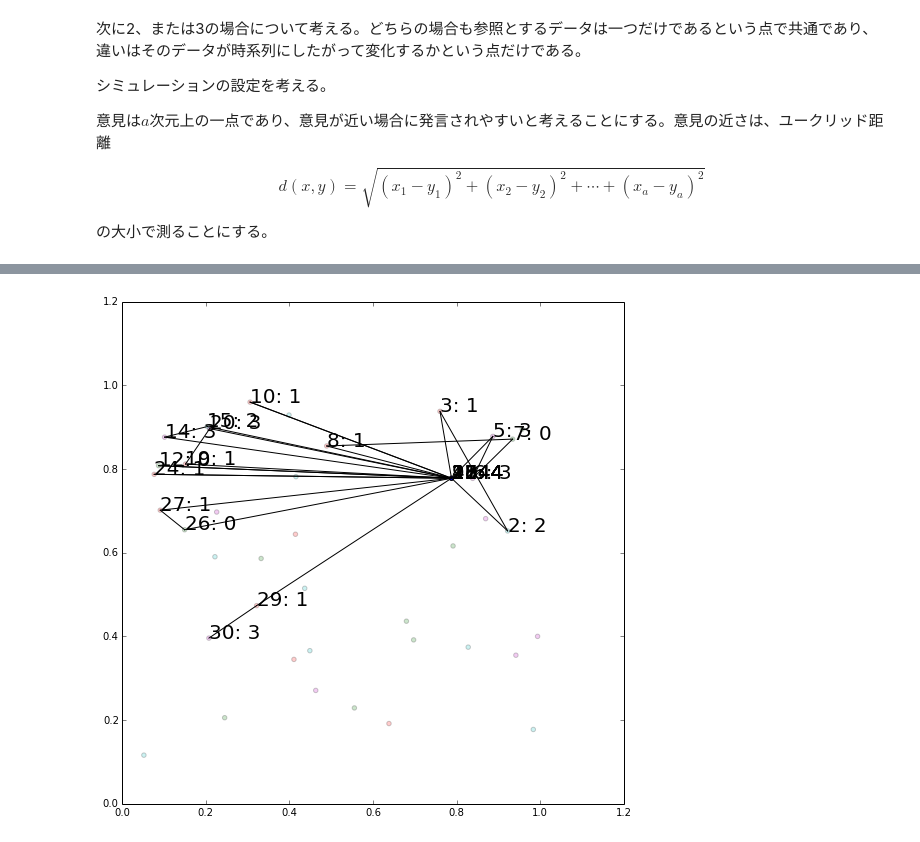
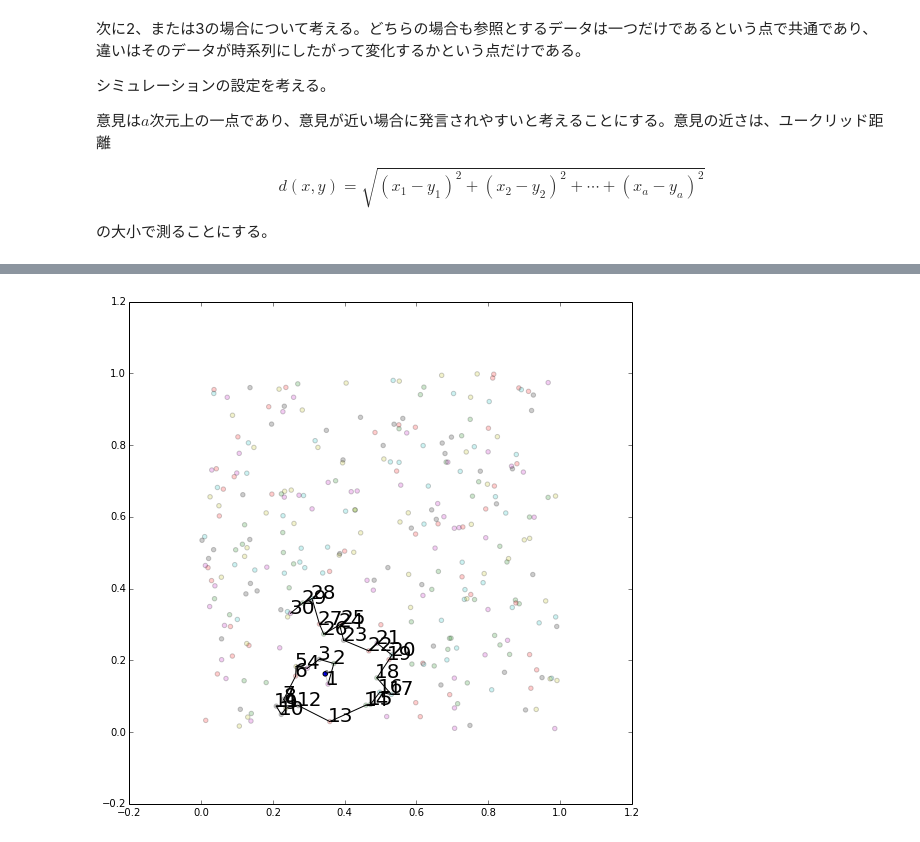
Before and after one commit to ssh0/sotsuron, a Jupyter notebook: simple3/simple3.ipynb, the cells around one changed output, grey strips where cells are left out. Saved outputs shown, nothing was run; the diff lists cells and outputs as text; code cells hidden in the pictures.

```diff
--- a/simple3/simple3.ipynb
+++ b/simple3/simple3.ipynb
@@ -186,7 +186,7 @@ class Meeting:
             self.s1 = [self.ax.scatter(self.subject[0], self.subject[1],
                                        c=next(self.ax._get_lines.color_cycle))]
             self.ax.text(
-                self.subject[0], self.subject[1], '0: %d' % self.N, fontsize=5)
+                self.subject[0], self.subject[1], '0', fontsize=5)
             for i, member in enumerate(self.members):
                 x = [vec[0] for vec in member.ideas]
                 y = [vec[1] for vec in member.ideas]
@@ -197,13 +197,16 @@ class Meeting:
 
     def callback(self):
         if self.draw:
+            if self.minutes[-1][1] == self.N or self.minutes[-2][1] == self.N:
+                alpha = 0.2
+            else:
+                alpha = 1.0
             ix = self.minutes[-2][0][0]
             iy = self.minutes[-2][0][1]
             jx = self.minutes[-1][0][0]
             jy = self.minutes[-1][0][1]
-            l1 = self.ax.plot([ix, jx], [iy, jy], color='black')
-            self.ax.text(jx, jy, '%d: %d' %
-                         (self.k, self.minutes[-1][1]), fontsize=20)
+            l1 = self.ax.plot([ix, jx], [iy, jy], color='black', alpha=alpha)
+            self.ax.text(jx, jy, '%d' % self.k, fontsize=20)
         else:
             pass
 
@@ -216,7 +219,7 @@ class Meeting:
         else:
             print meeting.minutes
 # %%
-meeting = Meeting(K=30, N=4, S=10, a=2, p=0.2)
+meeting = Meeting(K=30, N=6, S=50, a=2, p=1.0)
 meeting.progress()
 # %% [output]
-[figure, old version]
+[figure, new version]
```
Also changed, not shown: parts of 4 cells of this notebook, 2 other files.
